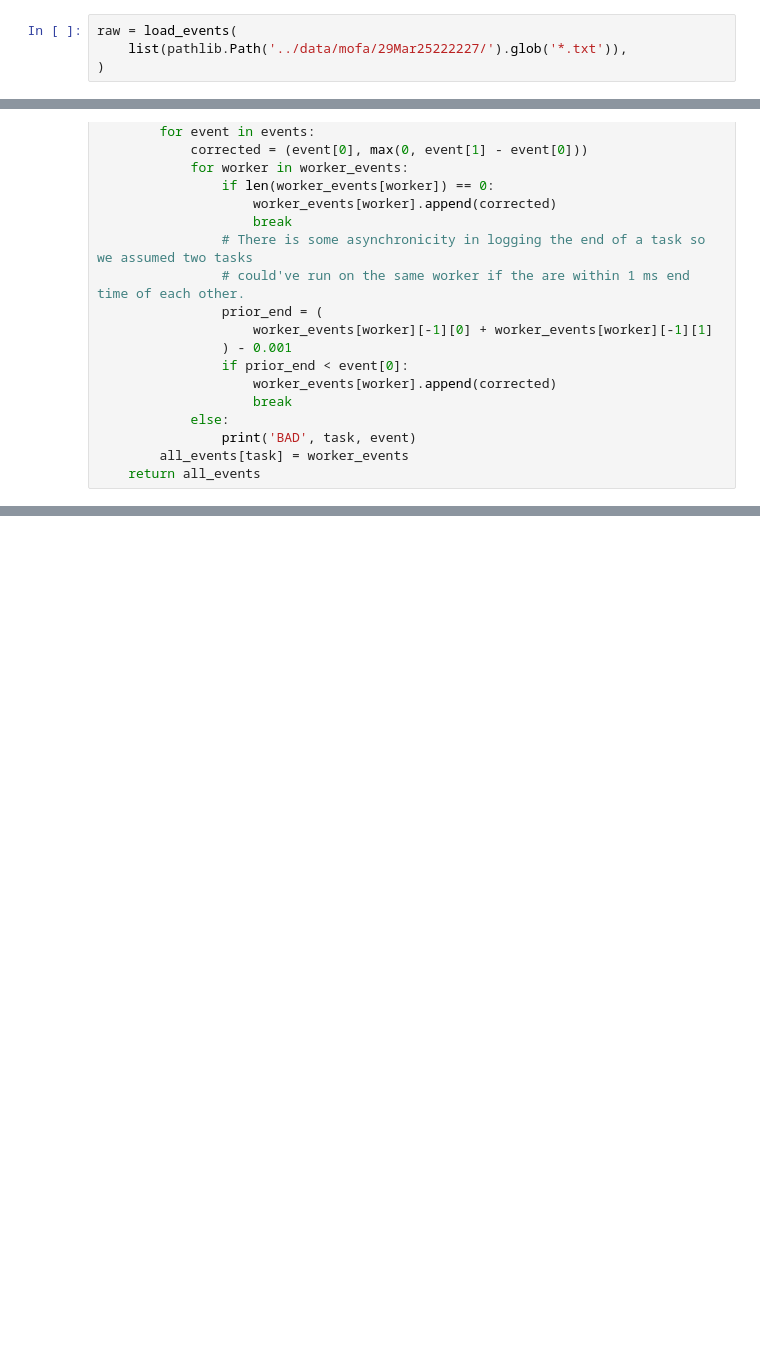
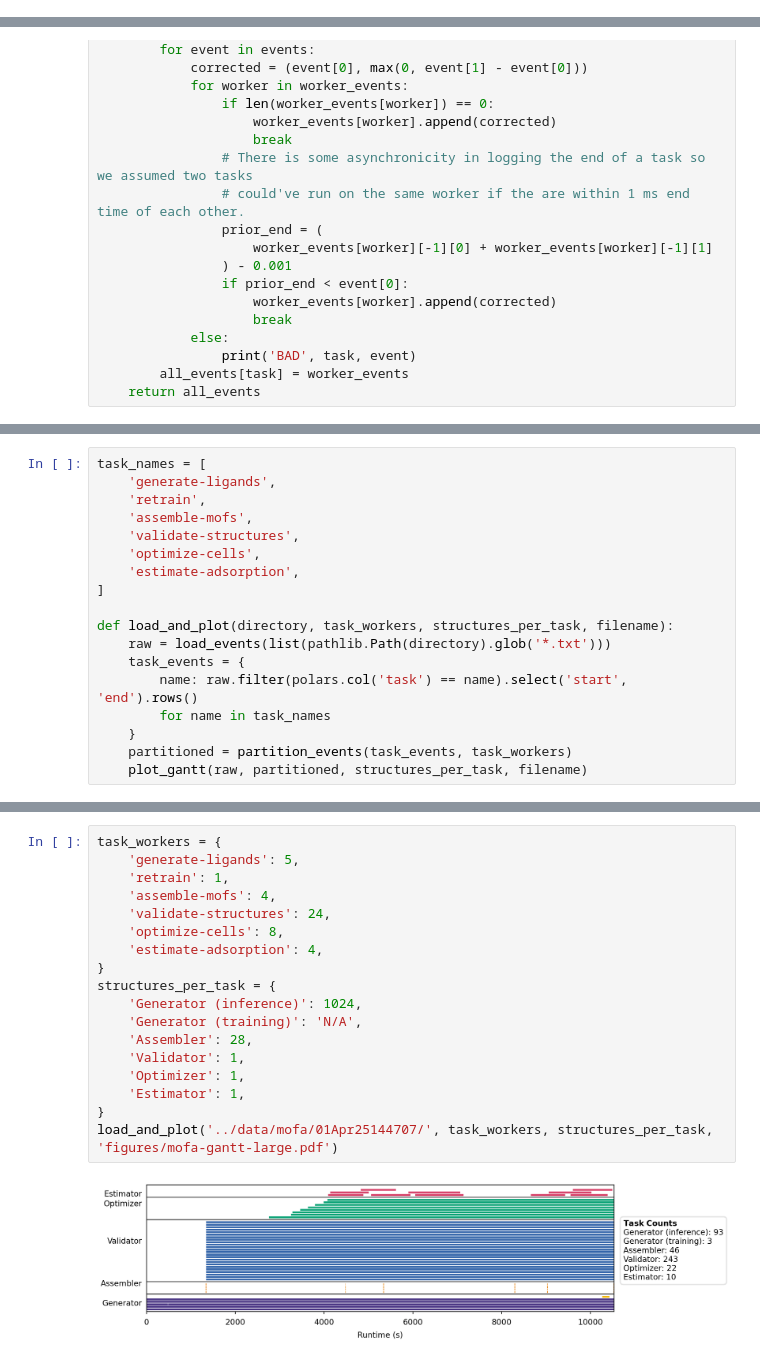
Before and after one commit to proxystore/sc25-evaluation, a Jupyter notebook: notebooks/09-mofa.ipynb, the cells around one changed output, grey strips where cells are left out. Cells and saved outputs as stored; diff of their text form; blank space fills up the shorter version.

Commit message:
Add longer mofa run

```diff
--- a/notebooks/09-mofa.ipynb
+++ b/notebooks/09-mofa.ipynb
@@ -72,10 +74,6 @@ def load_events(logs: list[pathlib.Path]) -> polars.DataFrame:
         )
     )
     return df
-# %%
-raw = load_events(
-    list(pathlib.Path('../data/mofa/29Mar25222227/').glob('*.txt')),
-)
 # %%
 def partition_events(task_events, task_workers):
     all_events = {}
@@ -242,0 +209,18 @@ fig.savefig('figures/mofa-gantt.pdf')
+# %%
+task_names = [
+    'generate-ligands',
+    'retrain',
+    'assemble-mofs',
+    'validate-structures',
+    'optimize-cells',
+    'estimate-adsorption',
+]
+
+def load_and_plot(directory, task_workers, structures_per_task, filename):
+    raw = load_events(list(pathlib.Path(directory).glob('*.txt')))
+    task_events = {
+        name: raw.filter(polars.col('task') == name).select('start', 'end').rows()
+        for name in task_names
+    }
+    partitioned = partition_events(task_events, task_workers)
+    plot_gantt(raw, partitioned, structures_per_task, filename)
@@ -242,0 +247,20 @@ fig.savefig('figures/mofa-gantt.pdf')
+# %%
+task_workers = {
+    'generate-ligands': 5,
+    'retrain': 1,
+    'assemble-mofs': 4,
+    'validate-structures': 24,
+    'optimize-cells': 8,
+    'estimate-adsorption': 4,
+}
+structures_per_task = {
+    'Generator (inference)': 1024,
+    'Generator (training)': 'N/A',
+    'Assembler': 28,
+    'Validator': 1,
+    'Optimizer': 1,
+    'Estimator': 1,
+}
+load_and_plot('../data/mofa/01Apr25144707/', task_workers, structures_per_task, 'figures/mofa-gantt-large.pdf')
+# %% [output]
+[figure, added]
```
Also changed, not shown: parts of 7 cells of this notebook, 8 other files.
